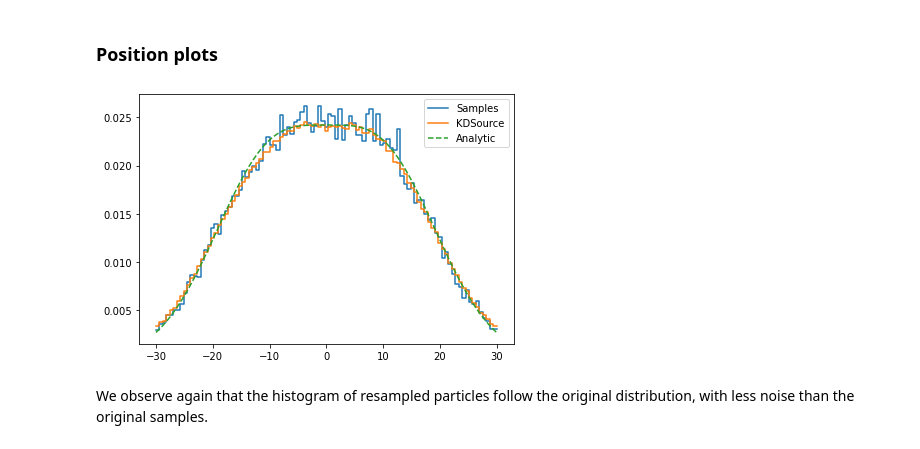
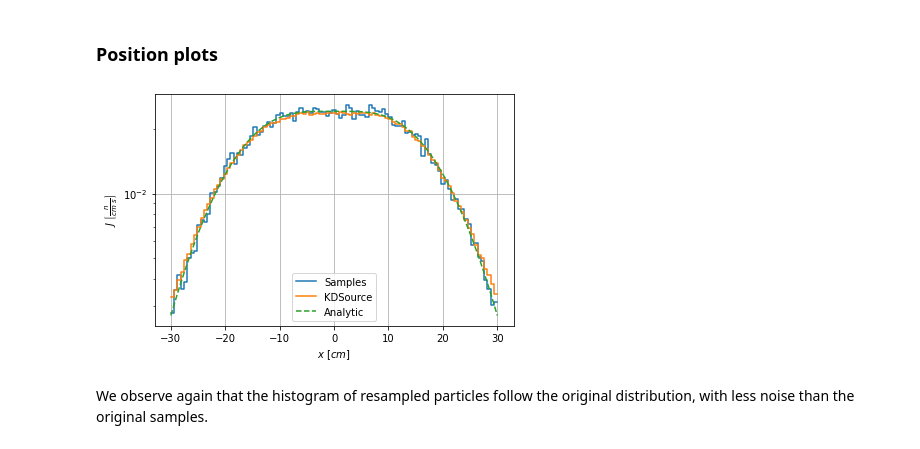
Before and after one commit to inti-abbate/KDSource, a Jupyter notebook: docs/source/Tutorial.ipynb, the cells around one changed output. Drawn from its saved outputs; the diff is of its cells as text; code cells hidden in the pictures.

```diff
--- a/docs/source/Tutorial.ipynb
+++ b/docs/source/Tutorial.ipynb
@@ -549,26 +547,27 @@ plt.show()
 ### Position plots
 # %%
 # Plot x distribution
+s.plot_integr('x', [])
 
 xx = np.linspace(-30,30,100)
 pdf_1 = 0.5 * np.exp(-((xx-mu_x_1)/sigma_x)**2/2)/(sigma_x*np.sqrt(2*np.pi))
 pdf_2 = 0.5 * np.exp(-((xx-mu_x_2)/sigma_x)**2/2)/(sigma_x*np.sqrt(2*np.pi))
 
 hist = mcpl_hist(samples, 1, xx)
 hist = np.concatenate((hist, hist[-1:]))
 plt.plot(xx, hist, ds='steps-post', label="Samples")
 
 hist = mcpl_hist(resampled, 1, xx)
 hist = np.concatenate((hist, hist[-1:]))
 plt.plot(xx, hist, ds='steps-post', label="KDSource")
 
 plt.plot(xx, pdf_1+pdf_2, '--', zorder=3, label="Analytic")
 
 plt.legend()
 plt.tight_layout()
 plt.show()
 # %% [output]
-[figure, old version]
+[figure, new version]
 # %% [markdown]
 We observe again that the histogram of resampled particles follow the original distribution, with less noise than the original samples.
 # %%
```
Also changed, not shown: parts of 14 cells of this notebook, 1 other file.
